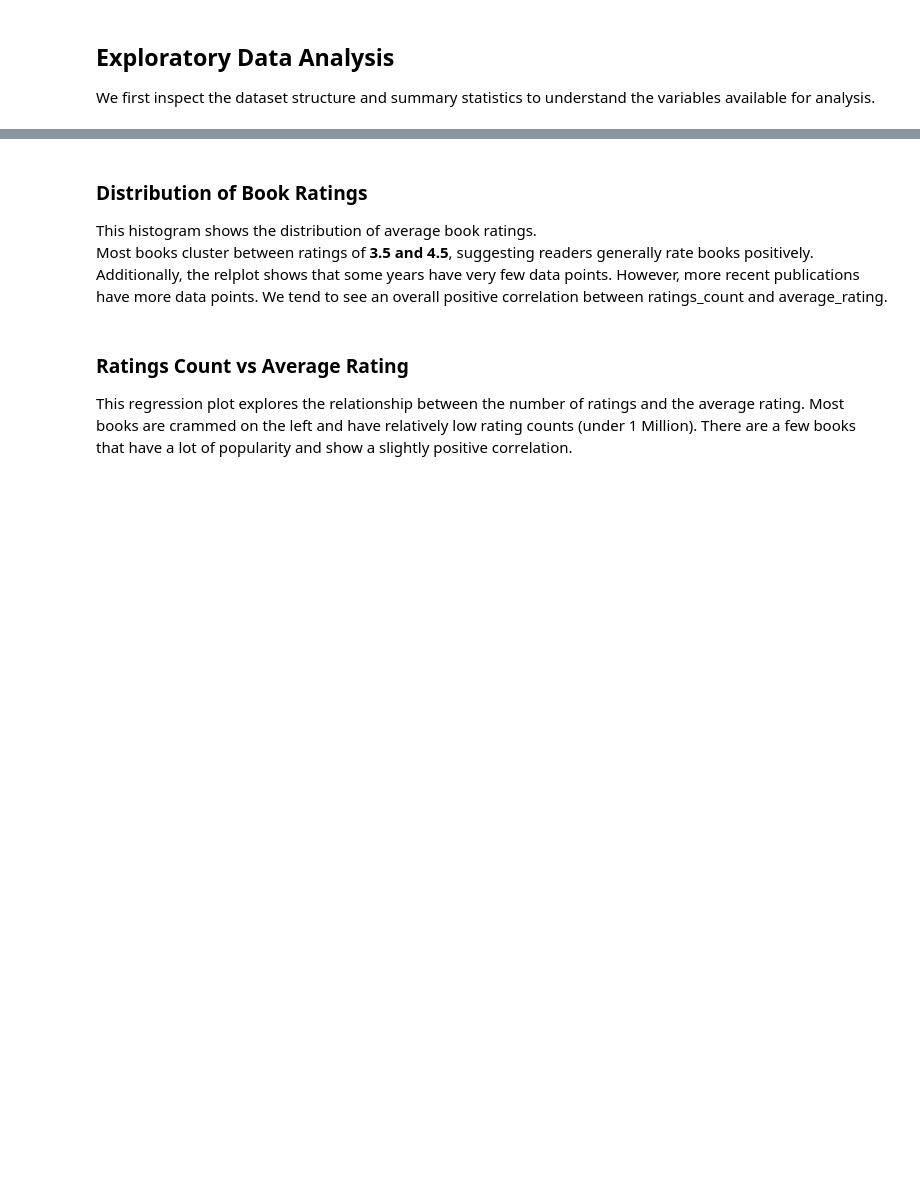
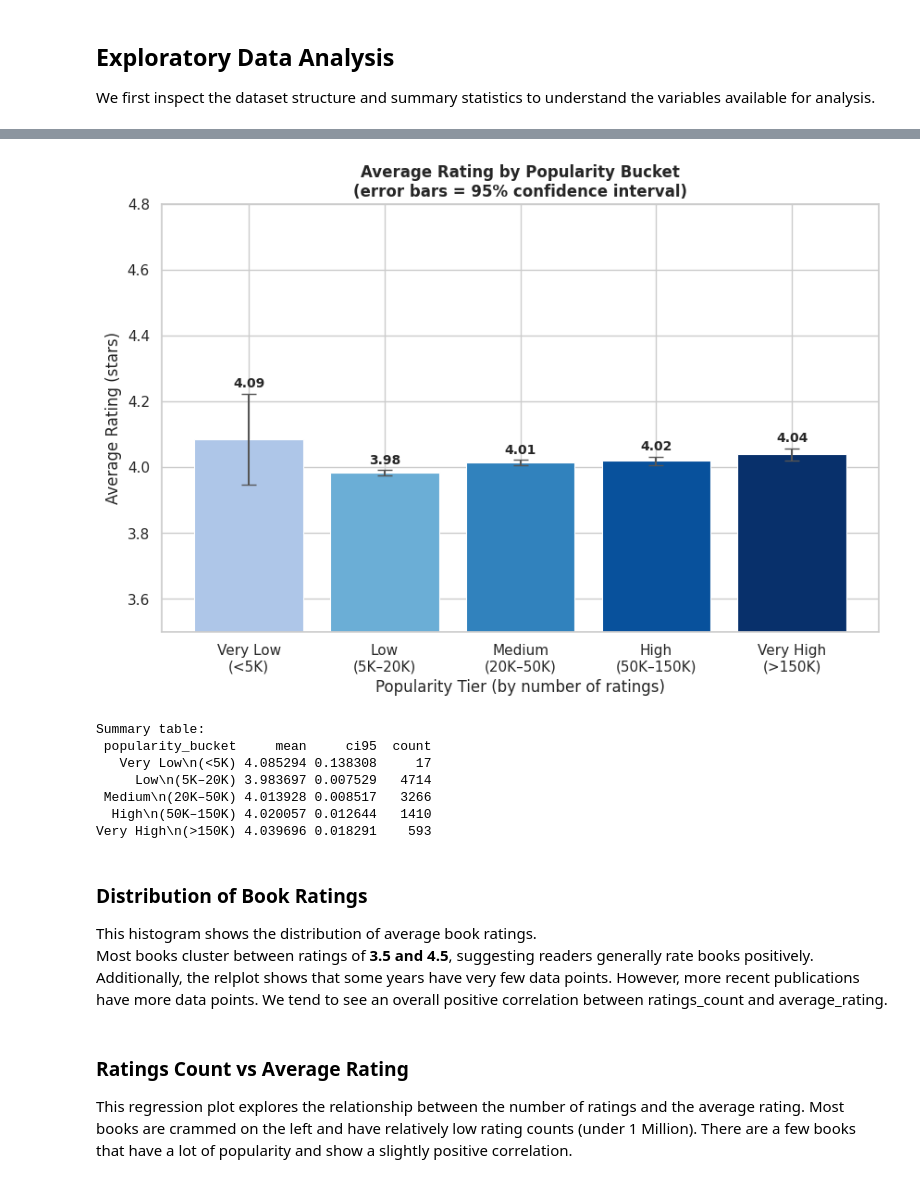
Before and after one commit to sjsu-cs133-s26/TheAmazonS-Amazon-Reviews, a Jupyter notebook: updated_data_analysis.ipynb, the cells around one changed output, grey strips where cells are left out. Drawn from its saved outputs; the diff is of its cells as text; code cells hidden in the pictures; blank space fills up the shorter version.

Commit message:
added new visualization for final report

```diff
--- a/updated_data_analysis.ipynb
+++ b/updated_data_analysis.ipynb
@@ -101,3 +103,53 @@ plt.show()
+# %%
+df_valid = df.dropna(subset=['average_rating', 'ratings_count'])
+df_valid = df_valid[df_valid['ratings_count'] > 0]
+
+bins   = [0, 5_000, 20_000, 50_000, 150_000, float('inf')]
+labels = ['Very Low\n(<5K)', 'Low\n(5K–20K)', 'Medium\n(20K–50K)',
+          'High\n(50K–150K)', 'Very High\n(>150K)']
+df_valid['popularity_bucket'] = pd.cut(df_valid['ratings_count'], bins=bins, labels=labels)
+
+summary = (df_valid.groupby('popularity_bucket', observed=True)['average_rating']
+           .agg(['mean','std','count']).reset_index())
+summary['se']    = summary['std'] / np.sqrt(summary['count'])
+summary['ci95']  = 1.96 * summary['se']
+
+palette_buckets = ['#AEC6E8','#6BAED6','#3182BD','#08519C','#08306B']
+
+fig, ax = plt.subplots(figsize=(10, 6))
+
+bars = ax.bar(
+    summary['popularity_bucket'], summary['mean'],
+    color=palette_buckets, edgecolor='white', linewidth=0.8,
+    yerr=summary['ci95'], capsize=6, error_kw=dict(elinewidth=1.5, ecolor='#555')
+)
+
+for bar, row in zip(bars, summary.itertuples()):
+    ax.text(bar.get_x() + bar.get_width()/2,
+            bar.get_height() + row.ci95 + 0.01,
+            f'{row.mean:.2f}', ha='center', va='bottom', fontsize=10, fontweight='bold')
+
+ax.set_ylim(3.5, 4.8)
+ax.set_title("Average Rating by Popularity Bucket\n(error bars = 95% confidence interval)",
+             fontweight='bold')
+ax.set_xlabel("Popularity Tier (by number of ratings)")
+ax.set_ylabel("Average Rating (stars)")
+
+g.tight_layout()
+plt.savefig("chart4_avg_rating_by_popularity_bucket.png", dpi=150, bbox_inches='tight')
+plt.show()
+
+print("\nSummary table:")
+print(summary[['popularity_bucket','mean','ci95','count']].to_string(index=False))
+# %% [output]
+[figure, added]
+Summary table:
+ popularity_bucket     mean     ci95  count
+   Very Low\n(<5K) 4.085294 0.138308     17
+     Low\n(5K–20K) 3.983697 0.007529   4714
+ Medium\n(20K–50K) 4.013928 0.008517   3266
+  High\n(50K–150K) 4.020057 0.012644   1410
+Very High\n(>150K) 4.039696 0.018291    593
 # %% [markdown]
 ### Distribution of Book Ratings
 
```
Also changed, not shown: parts of 3 cells of this notebook.
